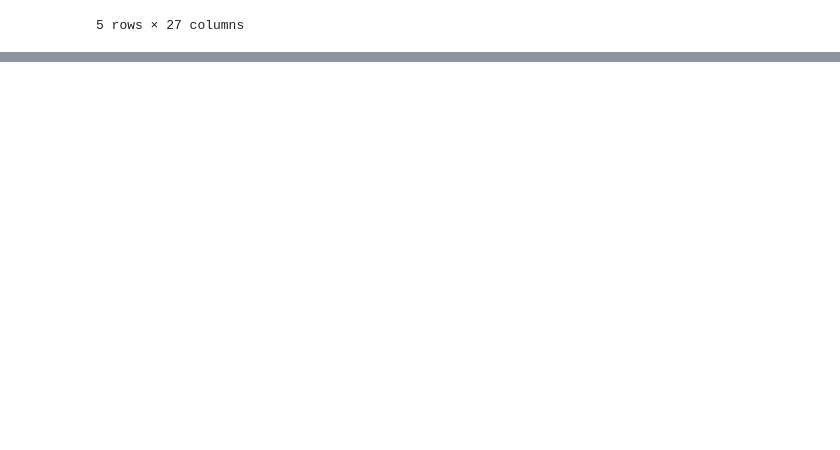
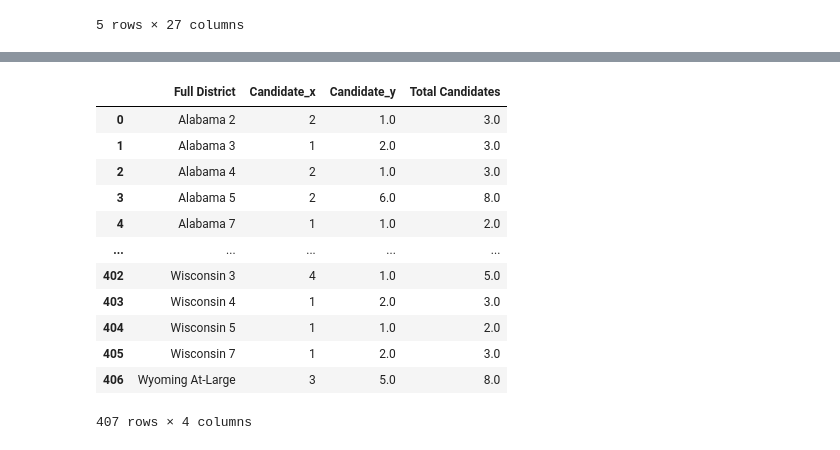
Before and after one commit to sarsong/data102proj, a Jupyter notebook: vivian_eda.ipynb, the cells around one changed output, grey strips where cells are left out. Drawn from its saved outputs; the diff is of its cells as text; code cells hidden in the pictures; blank space fills up the shorter version.

```diff
--- a/vivian_eda.ipynb
+++ b/vivian_eda.ipynb
@@ -26,0 +182,7 @@ reps.head()
+# %%
+reps['Full District'] = reps['State'] + ' ' + reps['District']
+# %%
+dems_by_district = pd.DataFrame(dems.groupby('Full District')['Candidate'].count()).reset_index()
+# %%
+reps_by_district = pd.DataFrame(reps.groupby('Full District')['Candidate'].count()).reset_index()
+reps_by_district
@@ -26,0 +203,3 @@ reps.head()
+# %%
+total_by_district = dems_by_district.merge(right = reps_by_district, how = 'left', on = 'Full District')
+total_by_district
@@ -26,0 +220,17 @@ reps.head()
+# %%
+total_by_district['Total Candidates'] = total_by_district['Candidate_x'] + total_by_district['Candidate_y']
+total_by_district
+# %% [output]
+|  | Full District | Candidate_x | Candidate_y | Total Candidates |
+| 0 | Alabama 2 | 2 | 1.0 | 3.0 |
+| 1 | Alabama 3 | 1 | 2.0 | 3.0 |
+| 2 | Alabama 4 | 2 | 1.0 | 3.0 |
+| 3 | Alabama 5 | 2 | 6.0 | 8.0 |
+| 4 | Alabama 7 | 1 | 1.0 | 2.0 |
+| ... | ... | ... | ... | ... |
+| 402 | Wisconsin 3 | 4 | 1.0 | 5.0 |
+| 403 | Wisconsin 4 | 1 | 2.0 | 3.0 |
+| 404 | Wisconsin 5 | 1 | 1.0 | 2.0 |
+| 405 | Wisconsin 7 | 1 | 2.0 | 3.0 |
+| 406 | Wyoming At-Large | 3 | 5.0 | 8.0 |
+407 rows × 4 columns
```
Also changed, not shown: parts of 20 cells of this notebook.
